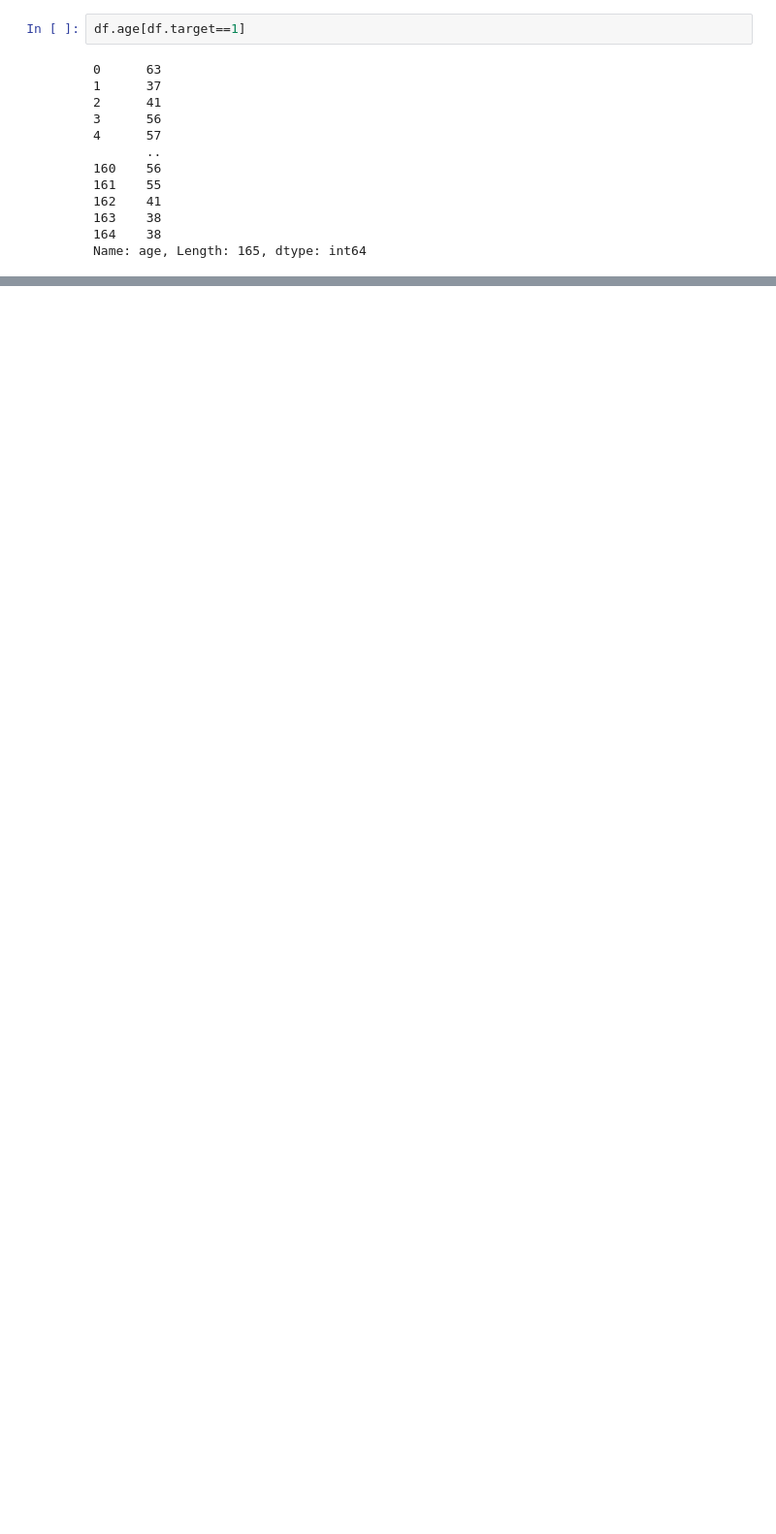
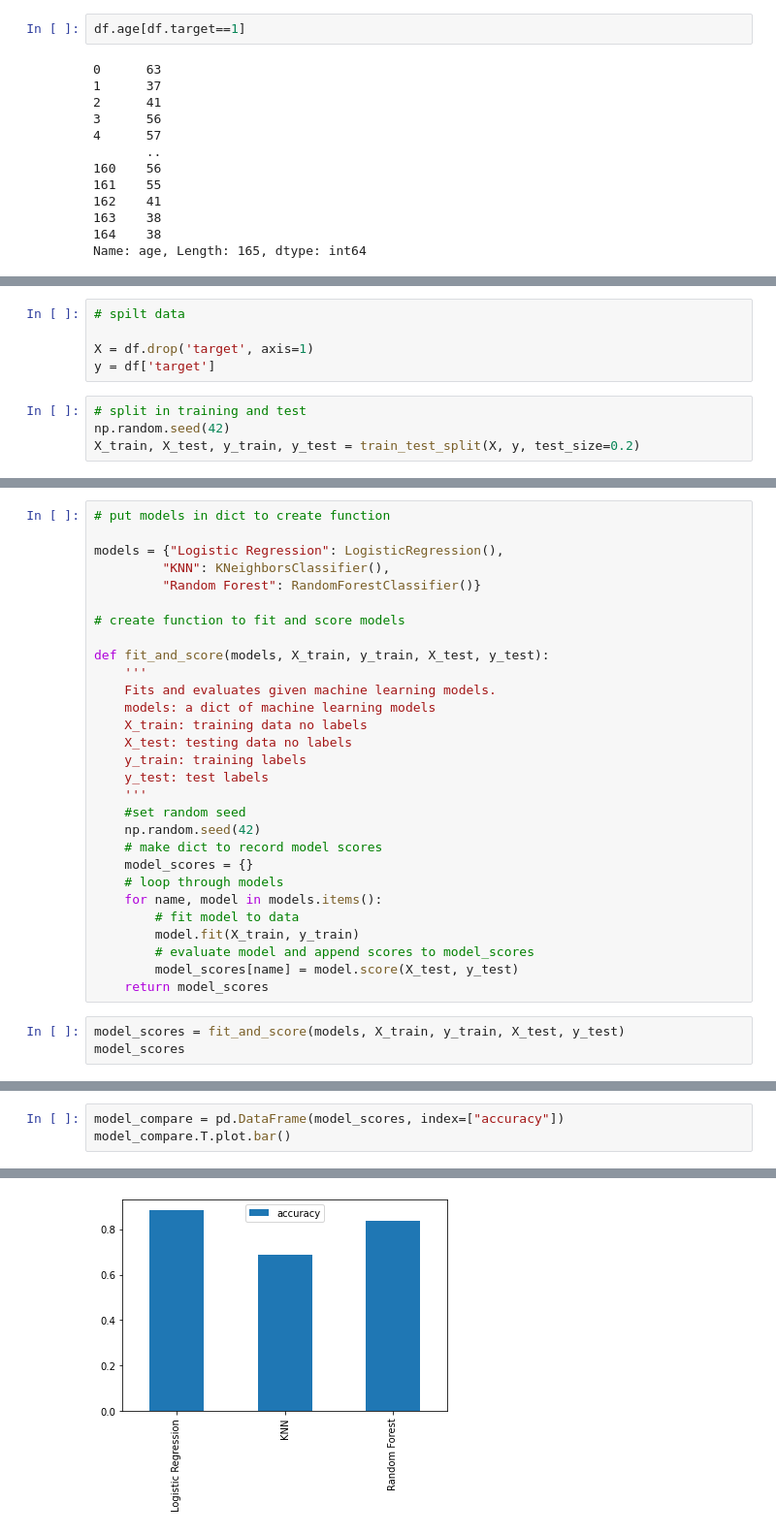
Before and after one commit to GIS-enthusiast/Data-Science-Machine-Learning, a Jupyter notebook: Predicting Heart Disease - Cleavland Data.ipynb, the cells around one changed output, grey strips where cells are left out. Shown: that part at 97% size. Saved outputs shown, nothing was run; the diff lists cells and outputs as text; blank space fills up the shorter version.

```diff
--- a/Predicting Heart Disease - Cleavland Data.ipynb
+++ b/Predicting Heart Disease - Cleavland Data.ipynb
@@ -248,0 +322,9 @@ Name: age, Length: 165, dtype: int64
+# %%
+# spilt data
+
+X = df.drop('target', axis=1)
+y = df['target']
+# %%
+# split in training and test
+np.random.seed(42)
+X_train, X_test, y_train, y_test = train_test_split(X, y, test_size=0.2)
@@ -248,0 +350,32 @@ Name: age, Length: 165, dtype: int64
+# %%
+# put models in dict to create function
+
+models = {"Logistic Regression": LogisticRegression(),
+         "KNN": KNeighborsClassifier(),
+         "Random Forest": RandomForestClassifier()}
+
+# create function to fit and score models
+
+def fit_and_score(models, X_train, y_train, X_test, y_test):
+    '''
+    Fits and evaluates given machine learning models.
+    models: a dict of machine learning models
+    X_train: training data no labels
+    X_test: testing data no labels
+    y_train: training labels
+    y_test: test labels
+    '''
+    #set random seed
+    np.random.seed(42)
+    # make dict to record model scores
+    model_scores = {}
+    # loop through models
+    for name, model in models.items():
+        # fit model to data
+        model.fit(X_train, y_train)
+        # evaluate model and append scores to model_scores
+        model_scores[name] = model.score(X_test, y_test)
+    return model_scores
+# %%
+model_scores = fit_and_score(models, X_train, y_train, X_test, y_test)
+model_scores
@@ -248,0 +395,4 @@ Name: age, Length: 165, dtype: int64
+# %%
+model_compare = pd.DataFrame(model_scores, index=["accuracy"])
+model_compare.T.plot.bar()
+# %% [output]
@@ -248,0 +400 @@ Name: age, Length: 165, dtype: int64
+[figure, added]
```
Also changed, not shown: parts of 14 cells of this notebook.
